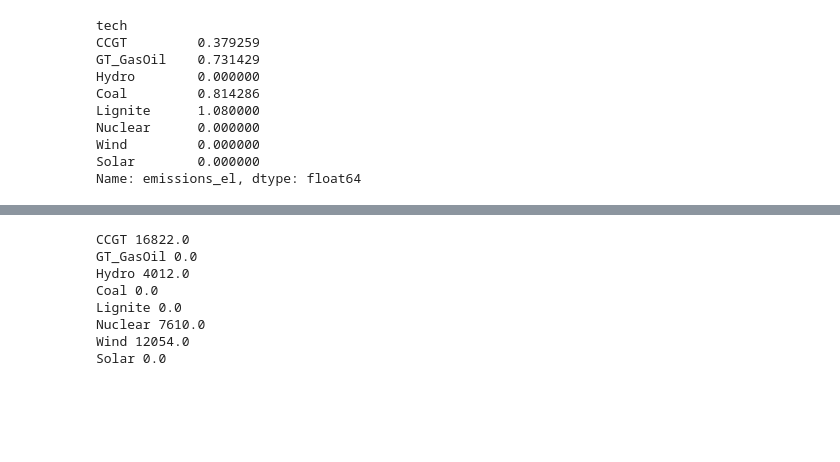
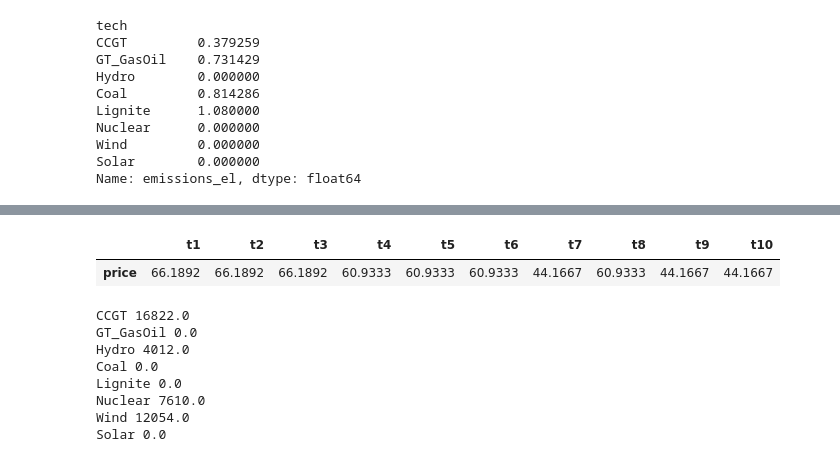
Before and after one commit to tllsngnzlz/ensys-pyomo, a Jupyter notebook: simple_example.ipynb, the cells around one changed output, grey strips where cells are left out. Cells and saved outputs as stored; diff of their text form; code cells hidden in the pictures; blank space fills up the shorter version.

Commit message:
added marketprice calculation

```diff
--- a/simple_example.ipynb
+++ b/simple_example.ipynb
@@ -148,3 +194,11 @@ result_df
+# %%
+elec_price = pd.DataFrame(columns=price_df.columns)
+for t in price_df.columns:
+        elec_price.loc["price",t] = price_df[t].max()
+elec_price #marketprice each timestep
+# %% [output]
+|  | t1 | t2 | t3 | t4 | t5 | t6 | t7 | t8 | t9 | t10 |
+| price | 66.1892 | 66.1892 | 66.1892 | 60.9333 | 60.9333 | 60.9333 | 44.1667 | 60.9333 | 44.1667 | 44.1667 |
 # %%
 for gen in tech_data.index.values:
     print(gen,model.x[gen].value)
```
Also changed, not shown: parts of 8 cells of this notebook.
